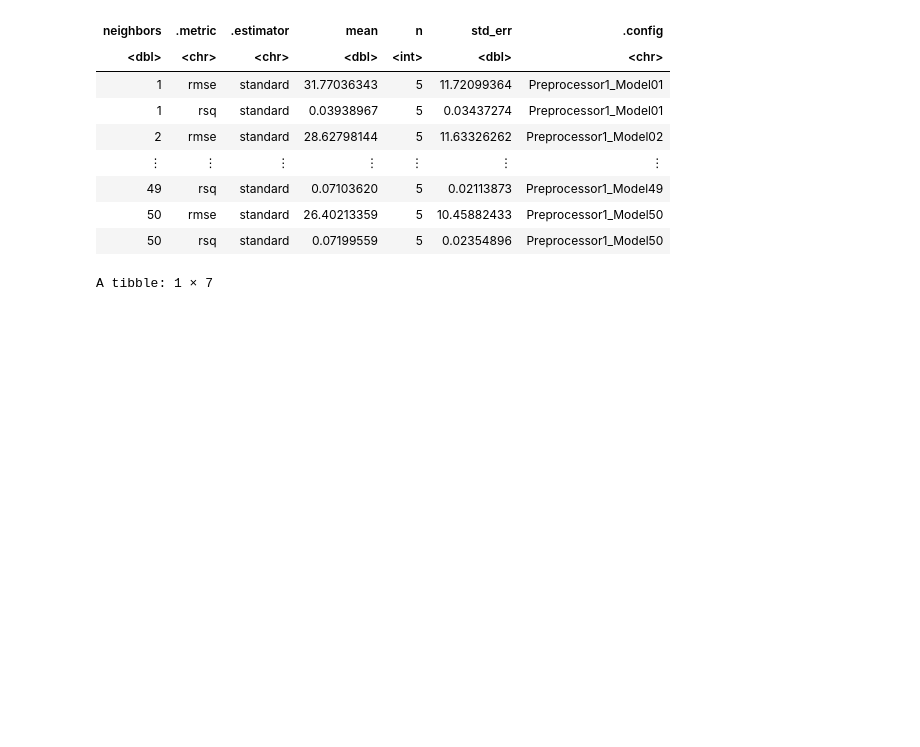
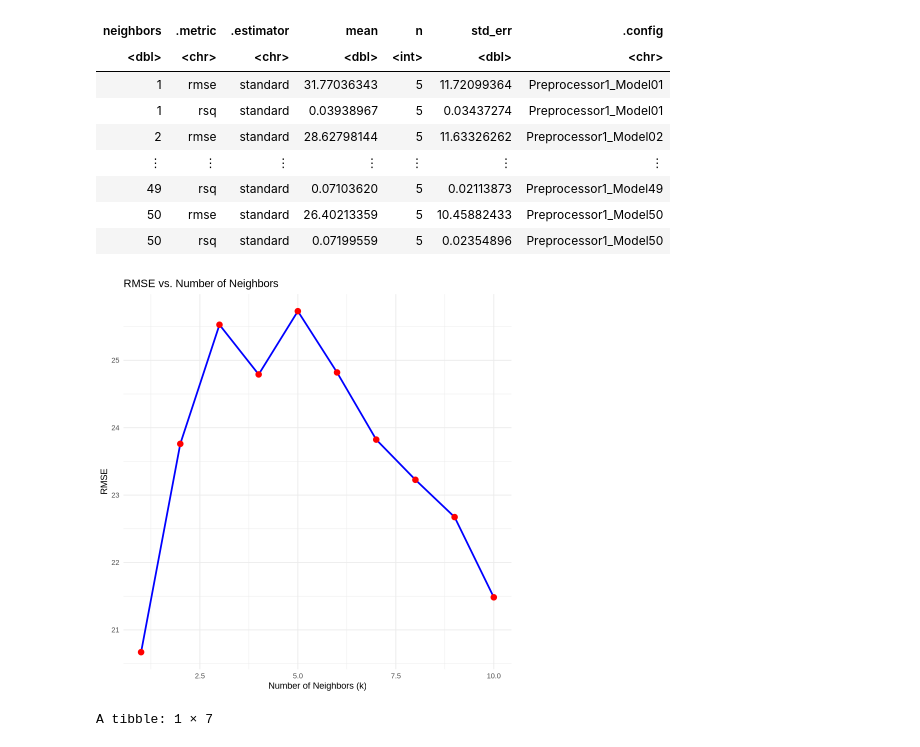
Before and after one commit to alicezh12/Project-Final-Report, a Jupyter notebook: final_project.ipynb, the cells around one changed output. Drawn from its saved outputs; the diff is of its cells as text; code cells hidden in the pictures; blank space fills up the shorter version.

Commit message:
RMSE VS neighbors graph

```diff
--- a/final_project.ipynb
+++ b/final_project.ipynb
@@ -192,6 +192,24 @@ A tibble: 100 × 7
 | 49 | rsq | standard | 0.07103620 | 5 | 0.02113873 | Preprocessor1_Model49 |
 | 50 | rmse | standard | 26.40213359 | 5 | 10.45882433 | Preprocessor1_Model50 |
 | 50 | rsq | standard | 0.07199559 | 5 | 0.02354896 | Preprocessor1_Model50 |
+# %%
+rmse_data <- players_results |>
+  filter(.metric == "rmse")
+
+rmse_plot <- rmse_data |>
+  ggplot(aes(x = neighbors, y = mean)) +
+  geom_line(color = "blue", size = 1) +
+  geom_point(color = "red", size = 3) +
+  labs(
+    x = "Number of Neighbors (k)",
+    y = "RMSE",
+    title = "RMSE vs. Number of Neighbors"
+  ) +
+  theme_minimal()
+
+rmse_plot
+# %% [output]
+[figure, added]
 # %%
 players_min <- players_results |>
     filter(.metric == "rmse") |>
```
Also changed, not shown: parts of 2 cells of this notebook.
